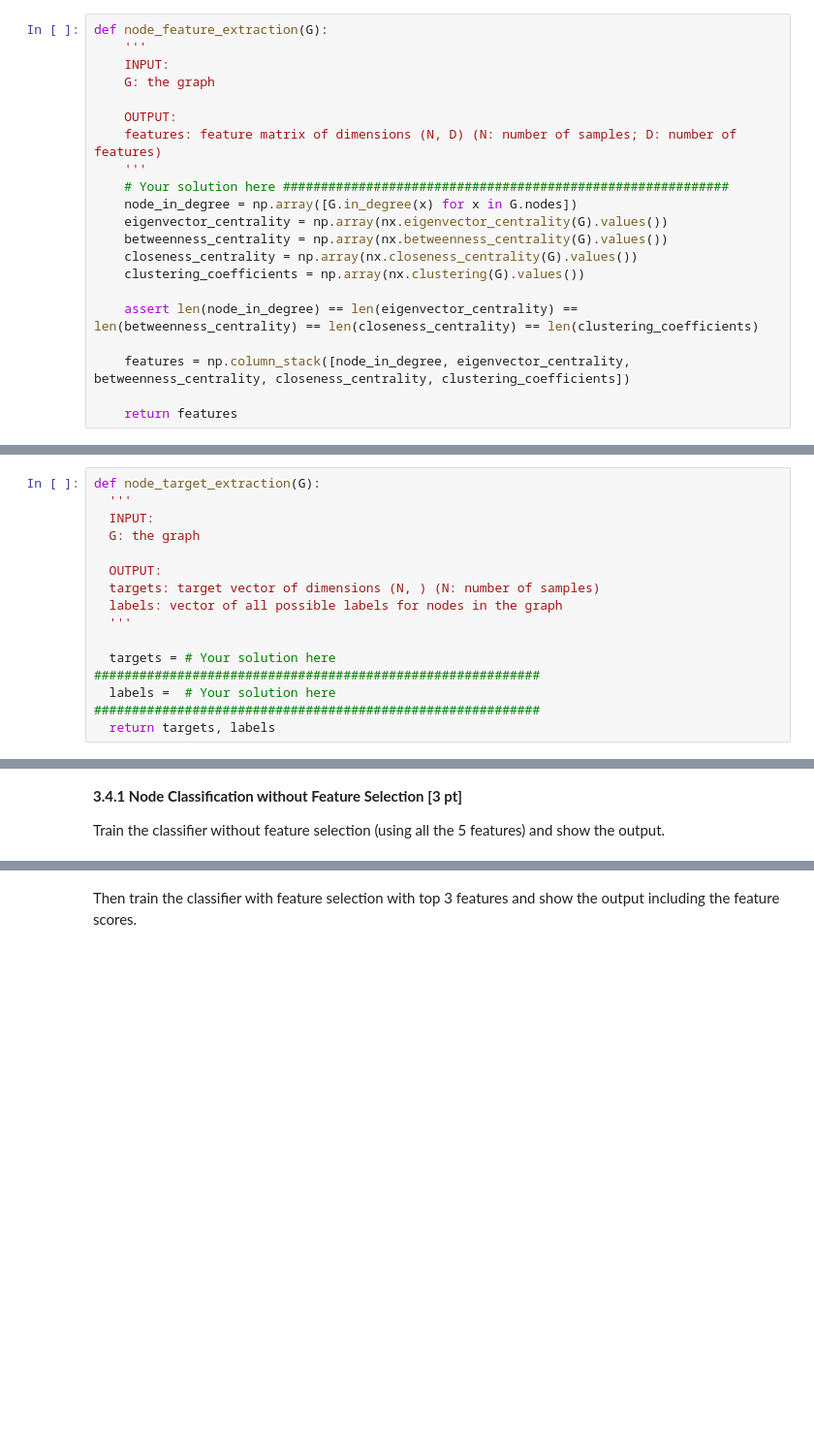
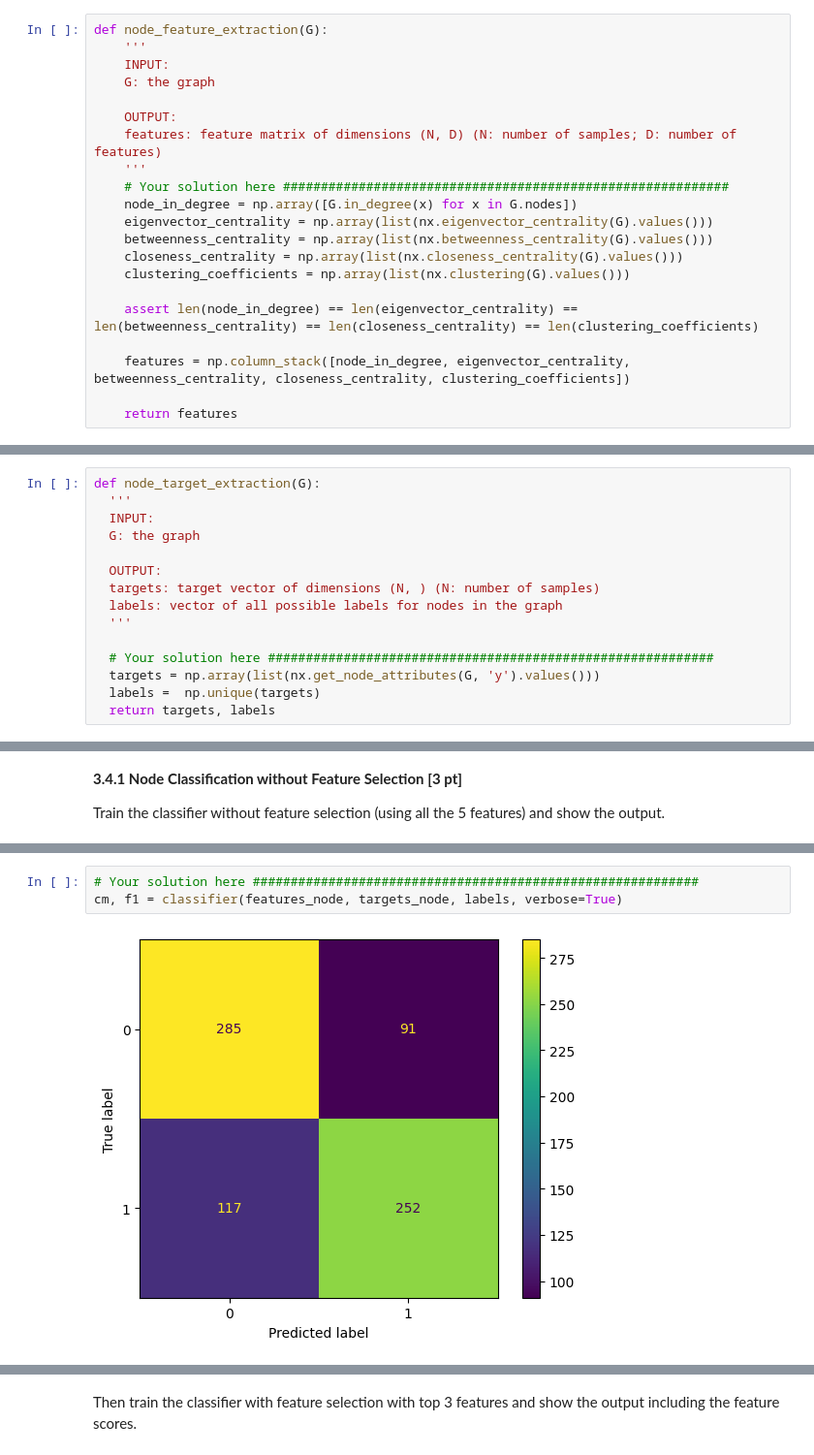
Before and after one commit to kaedejohnson/networkml_epfl_ee452, a Jupyter notebook: nml24_assignment1.ipynb, the cells around one changed output, grey strips where cells are left out. Shown at 97% size. Drawn from its saved outputs; the diff is of its cells as text; blank space fills up the shorter version.

```diff
--- a/nml24_assignment1.ipynb
+++ b/nml24_assignment1.ipynb
@@ -974,10 +938,10 @@ def node_feature_extraction(G):
     '''
     # Your solution here ###########################################################
     node_in_degree = np.array([G.in_degree(x) for x in G.nodes])
-    eigenvector_centrality = np.array(nx.eigenvector_centrality(G).values())
-    betweenness_centrality = np.array(nx.betweenness_centrality(G).values())
-    closeness_centrality = np.array(nx.closeness_centrality(G).values())
-    clustering_coefficients = np.array(nx.clustering(G).values())
+    eigenvector_centrality = np.array(list(nx.eigenvector_centrality(G).values()))
+    betweenness_centrality = np.array(list(nx.betweenness_centrality(G).values()))
+    closeness_centrality = np.array(list(nx.closeness_centrality(G).values()))
+    clustering_coefficients = np.array(list(nx.clustering(G).values()))
 
     assert len(node_in_degree) == len(eigenvector_centrality) == len(betweenness_centrality) == len(closeness_centrality) == len(clustering_coefficients)
 
@@ -998,8 +962,9 @@ def node_target_extraction(G):
   labels: vector of all possible labels for nodes in the graph
   '''
 
-  targets = # Your solution here ###########################################################
-  labels =  # Your solution here ###########################################################
+  # Your solution here ###########################################################
+  targets = np.array(list(nx.get_node_attributes(G, 'y').values()))
+  labels =  np.unique(targets)
   return targets, labels
 # %% [markdown]
 Let's implement and test your feature and target extraction modules in the cell below.
@@ -1105,0 +1098,5 @@ cm, f1 = # Your solution here ##################################################
+# %%
+# Your solution here ###########################################################
+cm, f1 = classifier(features_node, targets_node, labels, verbose=True)
+# %% [output]
+[figure, added]
```
Also changed, not shown: parts of 15 cells of this notebook, 9 other files.
